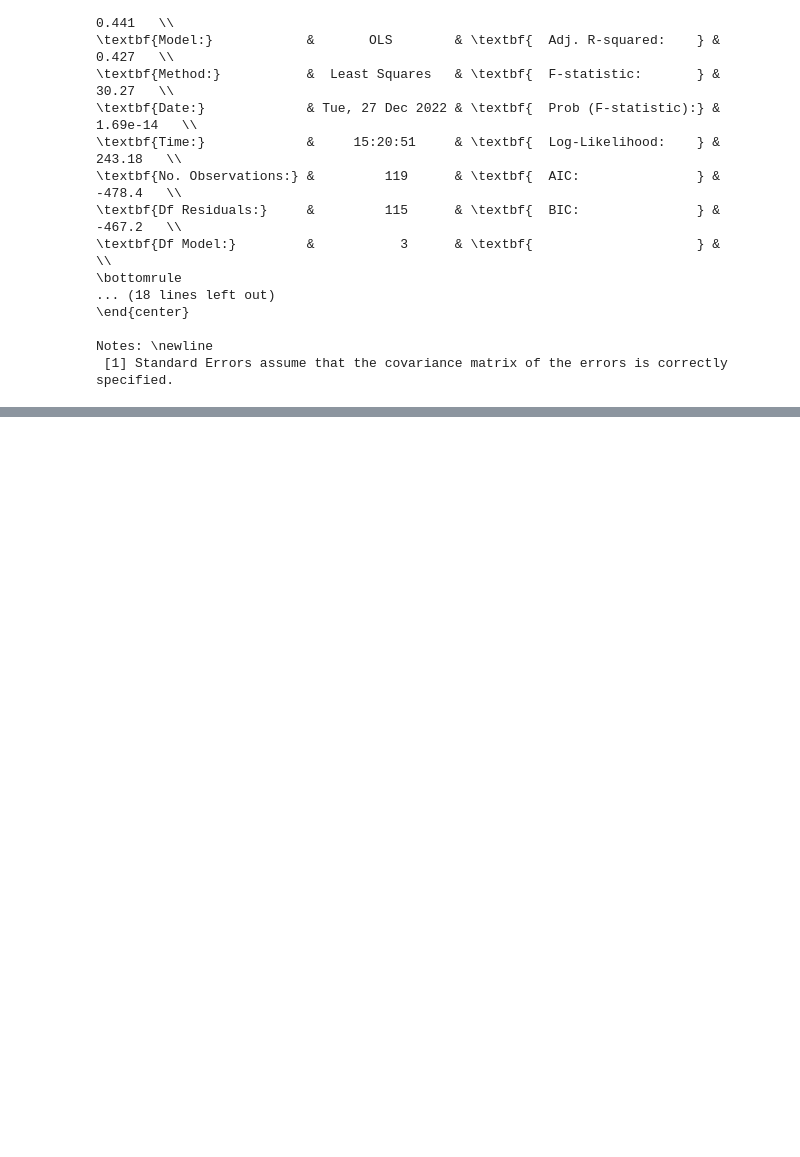
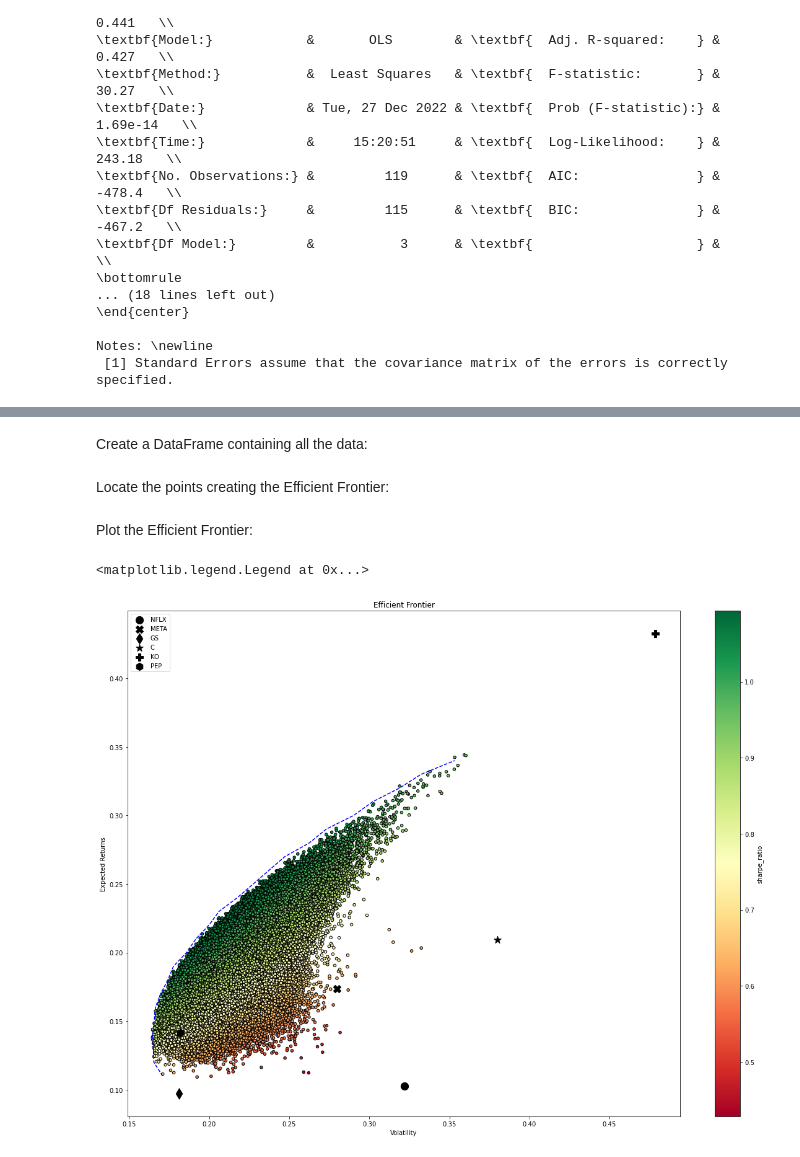
Before and after one commit to michelebanfi/business-intelligence, a Jupyter notebook: BanfiMichele869294.ipynb, the cells around one changed output, grey strips where cells are left out. Drawn from its saved outputs; the diff is of its cells as text; code cells hidden in the pictures; blank space fills up the shorter version.

```diff
--- a/BanfiMichele869294.ipynb
+++ b/BanfiMichele869294.ipynb
@@ -1117,0 +1137,4 @@ Notes: \newline
+# %%
+np.random.seed(42)
+weights = np.random.random(size=(N_PORTFOLIOS, 6))
+weights /= np.sum(weights, axis=1)[:, np.newaxis]
@@ -1117,0 +1143,45 @@ Notes: \newline
+# %%
+portf_rtns = np.dot(weights, avg_returns)
+portf_vol = []
+for i in range(0, len(weights)):
+    portf_vol.append(np.sqrt(np.dot(weights[i].T, np.dot(cov_mat, weights[i]))))
+portf_vol = np.array(portf_vol)
+portf_sharpe_ratio = portf_rtns / portf_vol
+# %% [markdown]
+Create a DataFrame containing all the data:
+# %%
+portf_results_df = pd.DataFrame({'returns': portf_rtns, 'volatility': portf_vol, 'sharpe_ratio': portf_sharpe_ratio})
+# %% [markdown]
+Locate the points creating the Efficient Frontier:
+# %%
+N_POINTS = 100
+portf_vol_ef = []
+indices_to_skip = []
+portf_rtns_ef = np.linspace(portf_results_df.returns.min(), portf_results_df.returns.max(), N_POINTS)
+portf_rtns_ef = np.round(portf_rtns_ef, 2)
+portf_rtns = np.round(portf_rtns, 2)
+for point_index in range(N_POINTS):
+    if portf_rtns_ef[point_index] not in portf_rtns:
+        indices_to_skip.append(point_index)
+        continue
+    matched_ind = np.where(portf_rtns == portf_rtns_ef[point_index])
+    portf_vol_ef.append(np.min(portf_vol[matched_ind]))
+portf_rtns_ef = np.delete(portf_rtns_ef, indices_to_skip)
+# %% [markdown]
+Plot the Efficient Frontier:
+# %%
+RISKY_ASSETS = ['NFLX', 'META', 'GS', 'C', 'KO', 'PEP']
+n_assets = len(RISKY_ASSETS)
+MARKS = ['o', 'X', 'd', '*', 'P', 'h']
+
+fig, ax = plt.subplots()
+fig.set_size_inches(20, 15)
+portf_results_df.plot(kind='scatter', x='volatility', y='returns', c='sharpe_ratio', cmap='RdYlGn', edgecolors='black', ax=ax)
+ax.set(xlabel='Volatility', ylabel='Expected Returns', title='Efficient Frontier')
+ax.plot(portf_vol_ef, portf_rtns_ef, 'b--')
+for asset_index in range(n_assets):
+    ax.scatter(x=np.sqrt(cov_mat.iloc[asset_index, asset_index]), y=avg_returns[asset_index], marker=MARKS[asset_index], s=150, color='black', label=RISKY_ASSETS[asset_index])
+ax.legend()
+# %% [output]
+<matplotlib.legend.Legend at 0x...>
+[figure, added]
```
Also changed, not shown: parts of 18 cells of this notebook.
